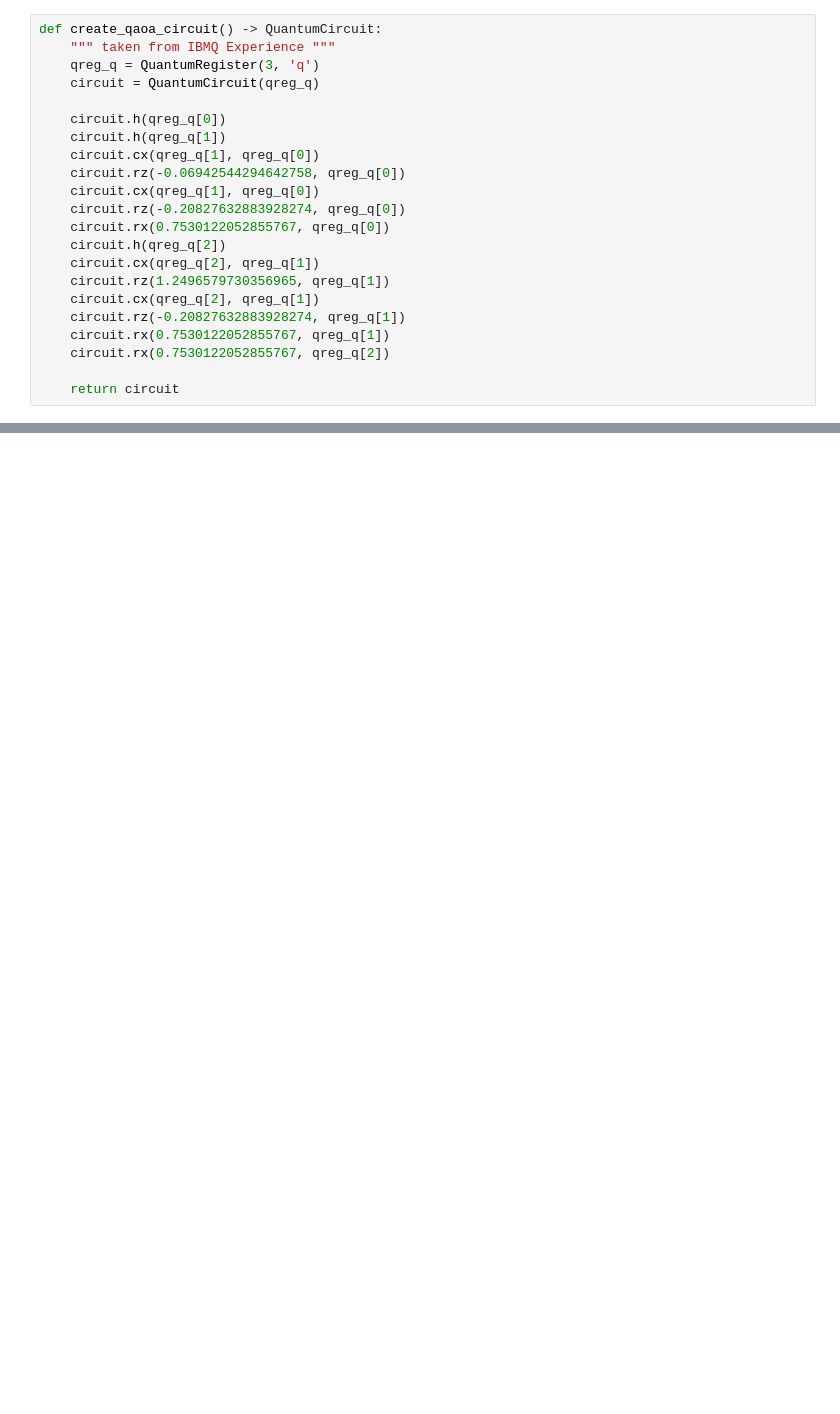
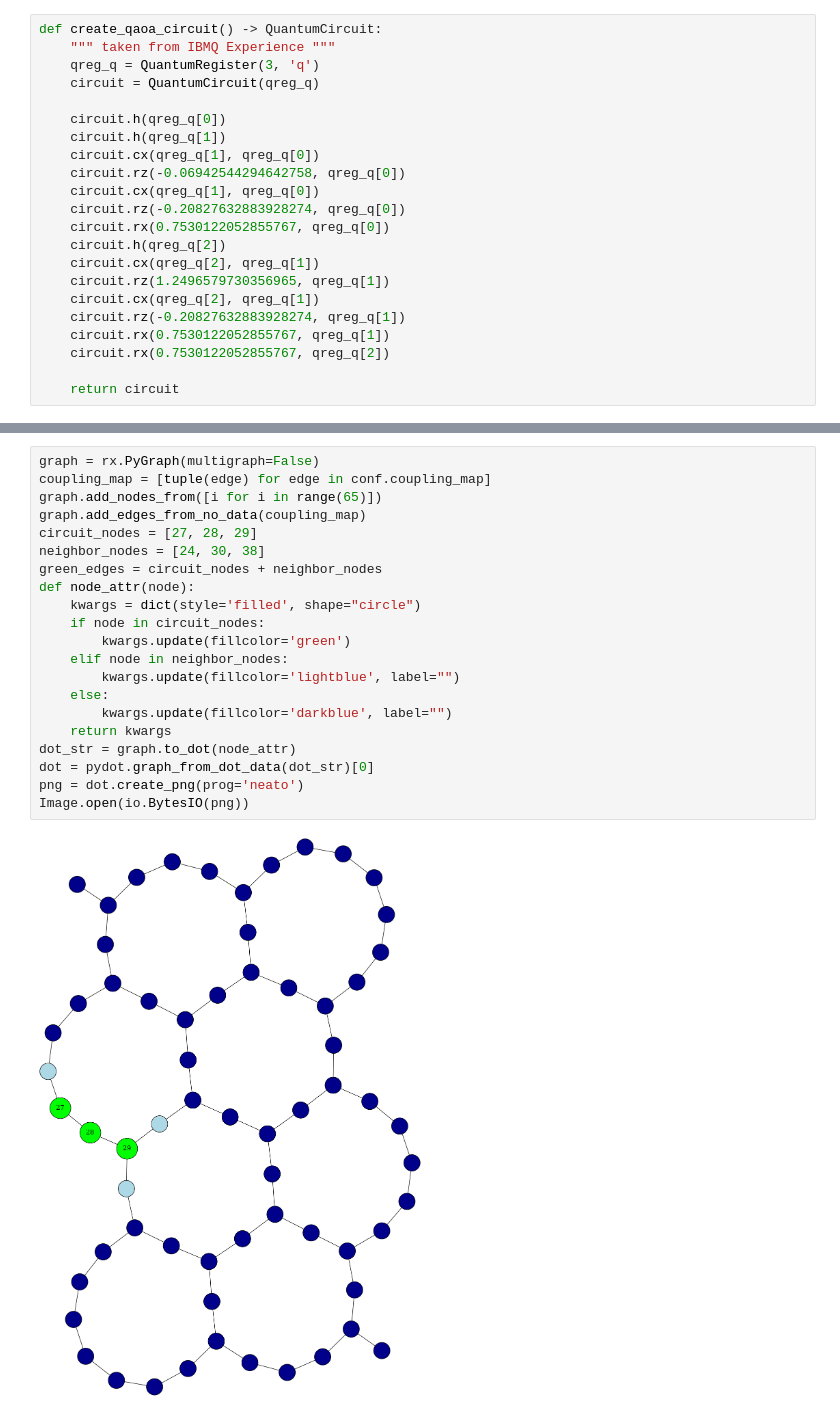
Before and after one commit to tomtuamnuq/compare-qiskit-ocean, a Jupyter notebook: comparison/Qiskit/LinearProgramming/QAOA/Example_Circuit_Transpiled.ipynb, the cells around one changed output, grey strips where cells are left out. Saved outputs shown, nothing was run; the diff lists cells and outputs as text; blank space fills up the shorter version.

```diff
--- a/comparison/Qiskit/LinearProgramming/QAOA/Example_Circuit_Transpiled.ipynb
+++ b/comparison/Qiskit/LinearProgramming/QAOA/Example_Circuit_Transpiled.ipynb
@@ -54,0 +47,23 @@ circuit_transpiled.draw(output='mpl')
+# %%
+graph = rx.PyGraph(multigraph=False)
+coupling_map = [tuple(edge) for edge in conf.coupling_map]
+graph.add_nodes_from([i for i in range(65)])
+graph.add_edges_from_no_data(coupling_map)
+circuit_nodes = [27, 28, 29]
+neighbor_nodes = [24, 30, 38]
+green_edges = circuit_nodes + neighbor_nodes
+def node_attr(node):
+    kwargs = dict(style='filled', shape="circle")
+    if node in circuit_nodes:
+        kwargs.update(fillcolor='green')
+    elif node in neighbor_nodes:
+        kwargs.update(fillcolor='lightblue', label="")
+    else:
+        kwargs.update(fillcolor='darkblue', label="")
+    return kwargs
+dot_str = graph.to_dot(node_attr)
+dot = pydot.graph_from_dot_data(dot_str)[0]
+png = dot.create_png(prog='neato')
+Image.open(io.BytesIO(png))
+# %% [output]
+[figure, added]
```
Also changed, not shown: parts of 4 cells of this notebook, 1 other file.
